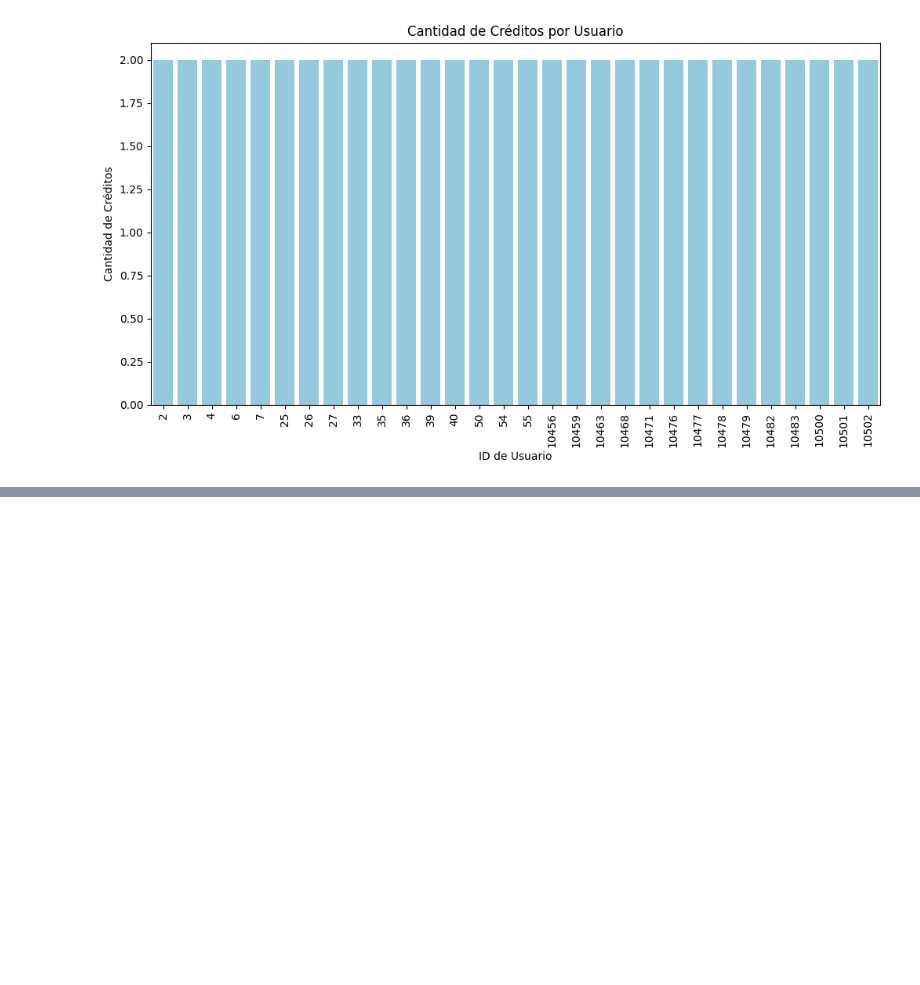
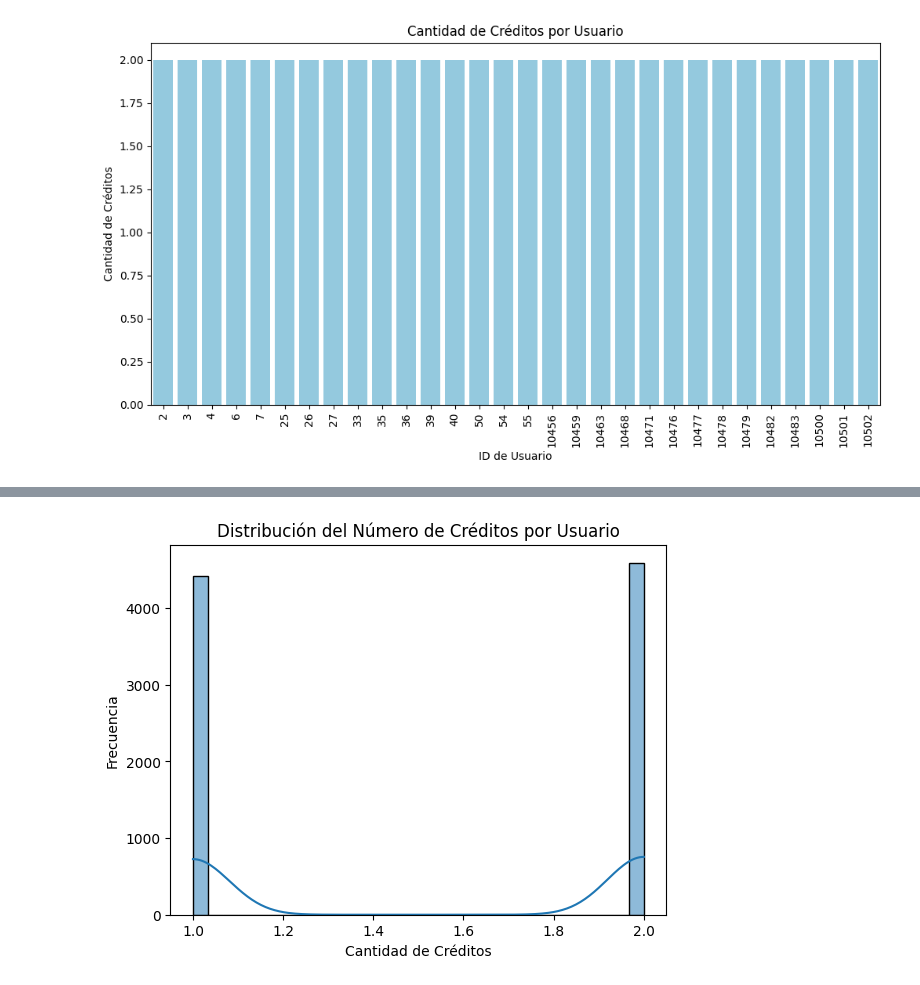
Before and after one commit to vfpomer/banco_creditos, a Jupyter notebook: notebooks/banco_EDA.ipynb, the cells around one changed output, grey strips where cells are left out. Cells and saved outputs as stored; diff of their text form; code cells hidden in the pictures; blank space fills up the shorter version.

```diff
--- a/notebooks/banco_EDA.ipynb
+++ b/notebooks/banco_EDA.ipynb
@@ -271,7 +278,16 @@ plt.show()
 # %%
-#distribucion de creditos
+# Obtener todos los créditos
+consulta_creditos = "SELECT * FROM creditos"
+df_creditos = pd.read_sql(consulta_creditos, conn)
+
+# Créditos por usuario
+creditos_por_usuario = df_creditos.groupby('usuario_id').size().reset_index(name='cantidad_creditos')
+
+# Distribución de créditos
 sns.histplot(creditos_por_usuario['cantidad_creditos'], bins=30, kde=True)
 plt.title("Distribución del Número de Créditos por Usuario")
 plt.xlabel("Cantidad de Créditos")
 plt.ylabel("Frecuencia")
 plt.show()
+# %% [output]
+[figure, added]
```
Also changed, not shown: parts of 78 cells of this notebook, 3 other files.
